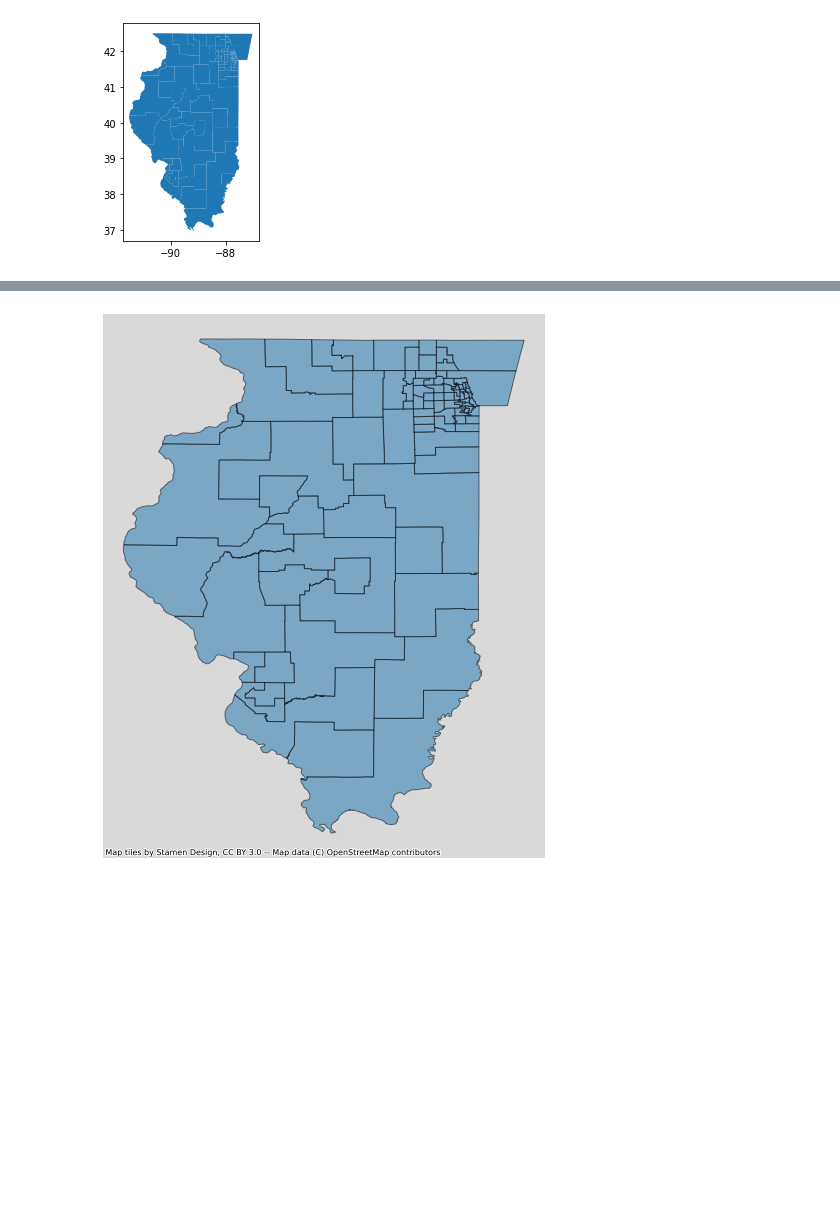
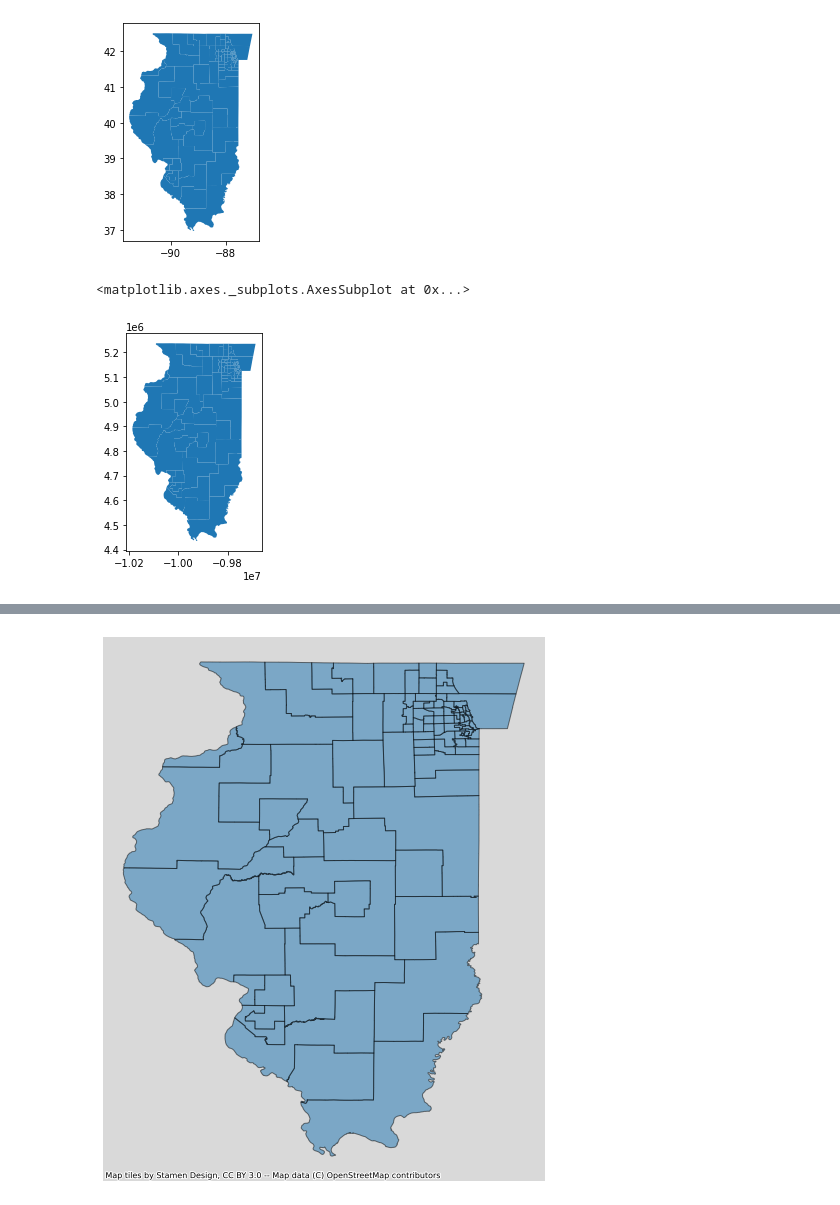
Before and after one commit to JohnhoyStephens/Capstone, a Jupyter notebook: Notebooks/Explortatory/visuals.ipynb, the cells around one changed output, grey strips where cells are left out. Drawn from its saved outputs; the diff is of its cells as text; code cells hidden in the pictures; blank space fills up the shorter version.

```diff
--- a/Notebooks/Explortatory/visuals.ipynb
+++ b/Notebooks/Explortatory/visuals.ipynb
@@ -941,4 +940,9 @@ full_df.plot()
 [figure]
 # %%
 import contextily as ctx
+# %%
+il_2.plot()
+# %% [output]
+<matplotlib.axes._subplots.AxesSubplot at 0x...>
+[figure, added]
 # %%
```
Also changed, not shown: parts of 6 cells of this notebook, 4 other files.
